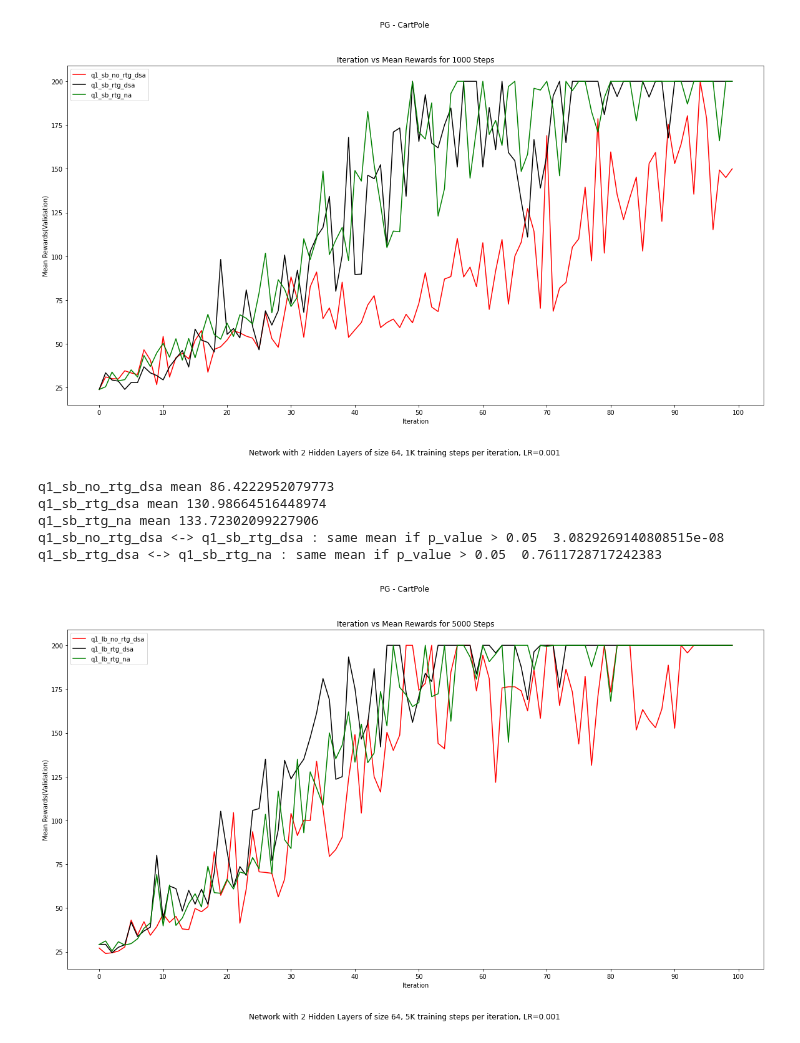
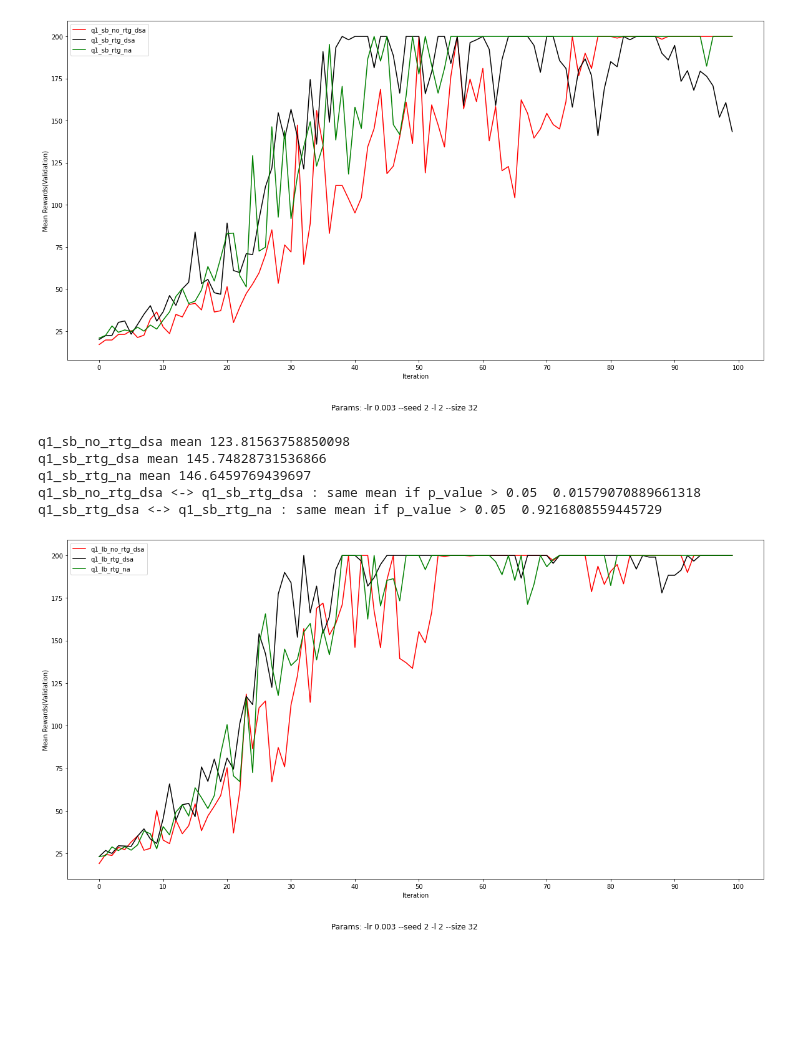
Before and after one commit to berkeleydeeprlcourse/homework_fall2022, a Jupyter notebook: hw2/report/q1.ipynb, the cells around one changed output. Cells and saved outputs as stored; diff of their text form; code cells hidden in the pictures; blank space fills up the shorter version.

```diff
--- a/hw2/report/q1.ipynb
+++ b/hw2/report/q1.ipynb
@@ -2,31 +2,31 @@
 import matplotlib.pyplot as plt
 import numpy as np
 # %%
-q1_sb_no_rtg_dsa = np.loadtxt("q1_sb_no_rtg_dsa.txt")
-q1_sb_rtg_dsa = np.loadtxt("q1_sb_rtg_dsa.txt")
-q1_sb_rtg_na = np.loadtxt("q1_sb_rtg_na.txt")
+q1_sb_no_rtg_dsa = np.loadtxt("q1/q1_sb_no_rtg_dsa.txt")
+q1_sb_rtg_dsa = np.loadtxt("q1/q1_sb_rtg_dsa.txt")
+q1_sb_rtg_na = np.loadtxt("q1/q1_sb_rtg_na.txt")
 # %%
 fig, ax1 = plt.subplots(1, 1, figsize=(20, 10))
 
-fig.suptitle("PG - CartPole")
-fig.supxlabel("Network with 2 Hidden Layers of size 64, 1K training steps per iteration, LR=0.001")
+#fig.suptitle("PG - CartPole")
+fig.supxlabel("Params: -lr 0.003 --seed 2 -l 2 --size 32")
 
 
 x = np.array(range(len(q1_sb_no_rtg_dsa)))
 
 ax1.set_xlabel('Iteration')
 ax1.set_ylabel('Mean Rewards(Validation)')
-ax1.set_title("Iteration vs Mean Rewards for 1000 Steps")
+# ax1.set_title("Iteration vs Mean Rewards for 1000 Steps")
 ax1.set_xticks(np.arange(0, len(x) + 1, 10))
 
 ax1.plot(x, q1_sb_no_rtg_dsa, label="q1_sb_no_rtg_dsa", color="red")
 ax1.plot(x, q1_sb_rtg_dsa, label="q1_sb_rtg_dsa", color="black")
 ax1.plot(x, q1_sb_rtg_na, label="q1_sb_rtg_na", color="green")
 
 plt.legend()
 plt.show()
 # %% [output]
-[figure, old version]
+[figure, new version]
 # %%
 import numpy as np
 from scipy.stats import ttest_ind
@@ -38,9 +38,9 @@ print("q1_sb_rtg_na mean", np.mean(q1_sb_rtg_na))
 print("q1_sb_no_rtg_dsa <-> q1_sb_rtg_dsa : same mean if p_value > 0.05 ", ttest_ind(q1_sb_no_rtg_dsa, q1_sb_rtg_dsa).pvalue)
 print("q1_sb_rtg_dsa <-> q1_sb_rtg_na : same mean if p_value > 0.05 ", ttest_ind(q1_sb_rtg_dsa, q1_sb_rtg_na).pvalue)
 # %% [output]
-q1_sb_no_rtg_dsa mean 86.4222952079773
-q1_sb_rtg_dsa mean 130.98664516448974
-q1_sb_rtg_na mean 133.72302099227906
-q1_sb_no_rtg_dsa <-> q1_sb_rtg_dsa : same mean if p_value > 0.05  3.0829269140808515e-08
-q1_sb_rtg_dsa <-> q1_sb_rtg_na : same mean if p_value > 0.05  0.7611728717242383
+q1_sb_no_rtg_dsa mean 123.81563758850098
+q1_sb_rtg_dsa mean 145.74828731536866
+q1_sb_rtg_na mean 146.6459769439697
+q1_sb_no_rtg_dsa <-> q1_sb_rtg_dsa : same mean if p_value > 0.05  0.01579070889661318
+q1_sb_rtg_dsa <-> q1_sb_rtg_na : same mean if p_value > 0.05  0.9216808559445729
 # %%
@@ -50,15 +50,15 @@ q1_lb_rtg_na = np.loadtxt("q1_lb_rtg_na.txt")
 # %%
 fig, ax1 = plt.subplots(1, 1, figsize=(20, 10))
 
-fig.suptitle("PG - CartPole")
-fig.supxlabel("Network with 2 Hidden Layers of size 64, 5K training steps per iteration, LR=0.001")
+# fig.suptitle("PG - CartPole")
+fig.supxlabel("Params: -lr 0.003 --seed 2 -l 2 --size 32")
 
 
 x = np.array(range(len(q1_sb_no_rtg_dsa)))
 
 ax1.set_xlabel('Iteration')
 ax1.set_ylabel('Mean Rewards(Validation)')
-ax1.set_title("Iteration vs Mean Rewards for 5000 Steps")
+# ax1.set_title("Iteration vs Mean Rewards for 5000 Steps")
 ax1.set_xticks(np.arange(0, len(x) + 1, 10))
 
 ax1.plot(x, q1_lb_no_rtg_dsa, label="q1_lb_no_rtg_dsa",color="red")
@@ -68,7 +68,7 @@ ax1.plot(x, q1_lb_rtg_na, label="q1_lb_rtg_na",color="green")
 plt.legend()
 plt.show()
 # %% [output]
-[figure, old version]
+[figure, new version]
 # %%
 import numpy as np
 from scipy.stats import ttest_ind
```
Also changed, not shown: parts of 2 cells of this notebook, 39 other files.
